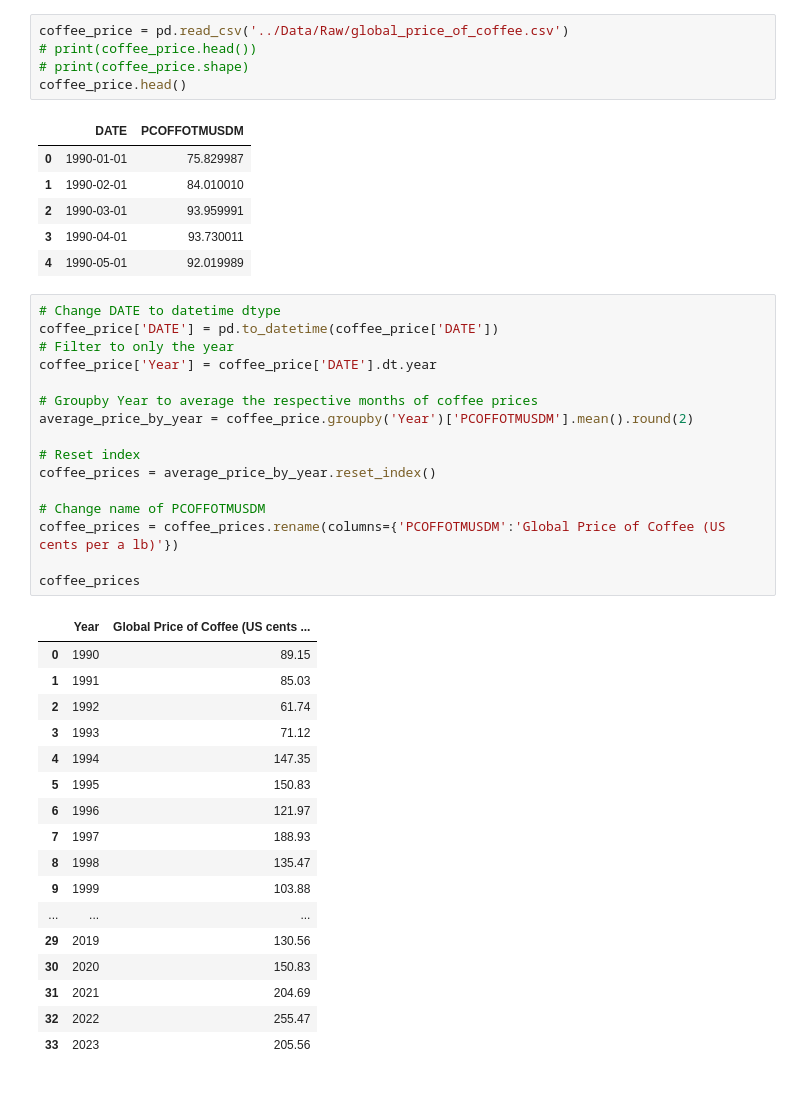
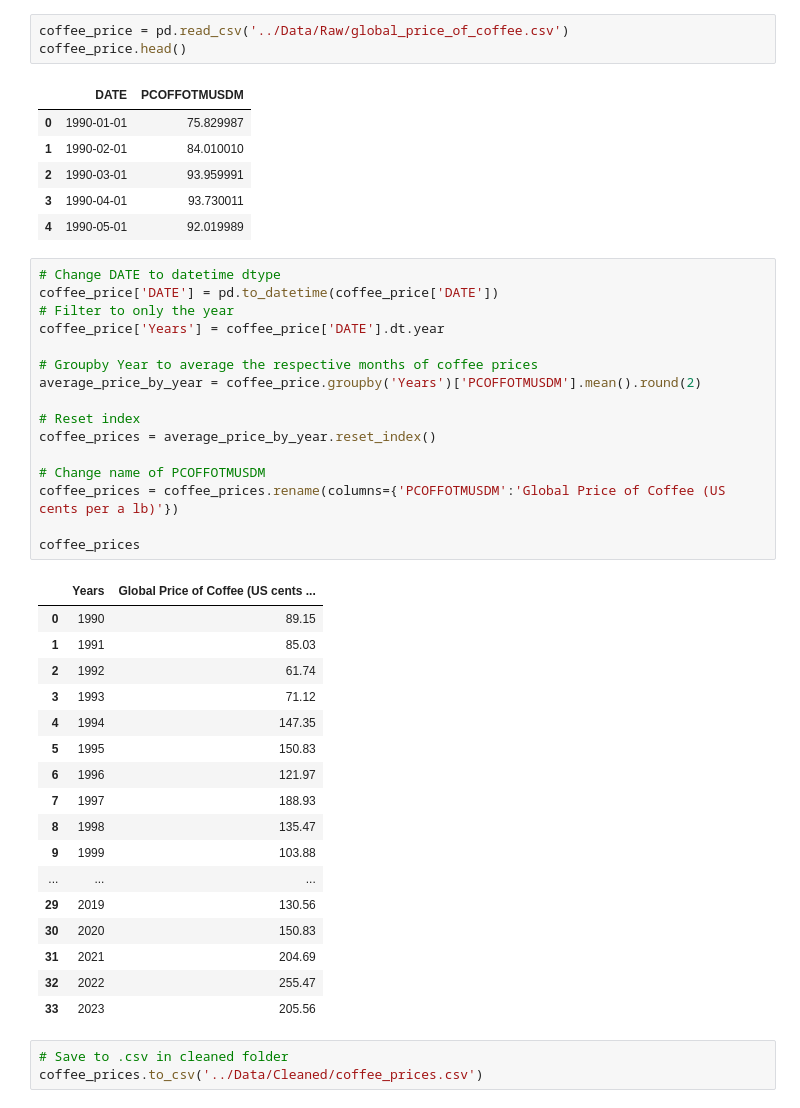
Before and after one commit to AAlbers341/project1_coffee_analysis, a Jupyter notebook: EDA/coffee_prices.ipynb, the cells around one changed output. Drawn from its saved outputs; the diff is of its cells as text.

Commit message:
Data Clean commit

```diff
--- a/EDA/coffee_prices.ipynb
+++ b/EDA/coffee_prices.ipynb
@@ -8,7 +13,5 @@ from scipy import stats
 # %%
 coffee_price = pd.read_csv('../Data/Raw/global_price_of_coffee.csv')
-# print(coffee_price.head())
-# print(coffee_price.shape)
 coffee_price.head()
 # %% [output]
 |  | DATE | PCOFFOTMUSDM |
@@ -20,21 +23,21 @@ coffee_price.head()
 # %%
 # Change DATE to datetime dtype
 coffee_price['DATE'] = pd.to_datetime(coffee_price['DATE'])
 # Filter to only the year
-coffee_price['Year'] = coffee_price['DATE'].dt.year
+coffee_price['Years'] = coffee_price['DATE'].dt.year
 
 # Groupby Year to average the respective months of coffee prices
-average_price_by_year = coffee_price.groupby('Year')['PCOFFOTMUSDM'].mean().round(2)
+average_price_by_year = coffee_price.groupby('Years')['PCOFFOTMUSDM'].mean().round(2)
 
 # Reset index
 coffee_prices = average_price_by_year.reset_index()
 
 # Change name of PCOFFOTMUSDM
 coffee_prices = coffee_prices.rename(columns={'PCOFFOTMUSDM':'Global Price of Coffee (US cents per a lb)'})
 
 coffee_prices
 # %% [output]
-|  | Year | Global Price of Coffee (US cents ... |
+|  | Years | Global Price of Coffee (US cents ... |
 | 0 | 1990 | 89.15 |
 | 1 | 1991 | 85.03 |
 | 2 | 1992 | 61.74 |
@@ -51,3 +54,6 @@ coffee_prices
 | 31 | 2021 | 204.69 |
 | 32 | 2022 | 255.47 |
 | 33 | 2023 | 205.56 |
+# %%
+# Save to .csv in cleaned folder
+coffee_prices.to_csv('../Data/Cleaned/coffee_prices.csv')
```
Also changed, not shown: parts of 1 cell of this notebook, 15 other files.
